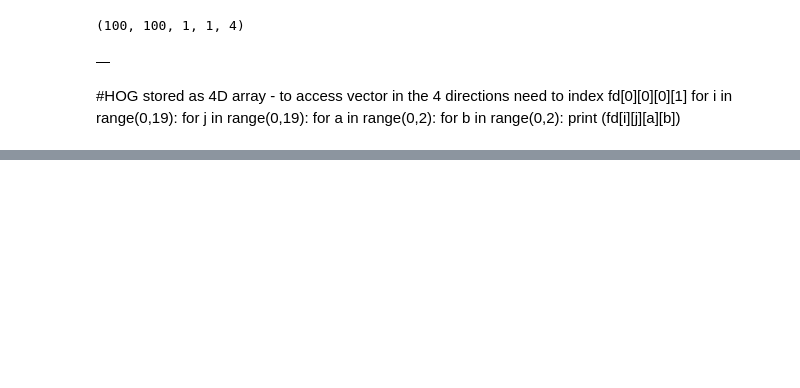
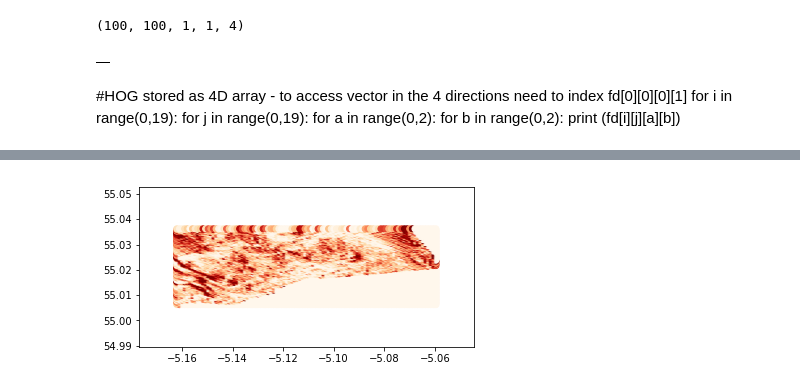
Before and after one commit to emmasulli/DataAccelerator, a Jupyter notebook: HOGprocess.ipynb, the cells around one changed output, grey strips where cells are left out. Cells and saved outputs as stored; diff of their text form; code cells hidden in the pictures; blank space fills up the shorter version.

```diff
--- a/HOGprocess.ipynb
+++ b/HOGprocess.ipynb
@@ -81,3 +100,28 @@ HOG_output.head()
 | 0 | 0 | 2 | 0.000000 | 0.000000 | 0.000000 | 0.000000 |
 | 0 | 0 | 3 | 0.000000 | 0.000000 | 0.000000 | 0.000000 |
 | 0 | 0 | 4 | 0.000000 | 0.000000 | 0.000000 | 0.000000 |
+# %%
+#HOG_output back to geographical
+
+surveyTG = pd.read_csv('..//..//..//Documents//Test_sets//Testing_Sample//HI1509//Scale_25000//Edits//HI1509_MERGE_CORRECTED.csv')
+surveyTG.head()
+
+minx = surveyTG['X'].min()
+maxx = surveyTG['X'].max()
+rangex = maxx-minx
+stepx = rangex/500
+
+miny = surveyTG['Y'].min()
+maxy = surveyTG['Y'].max()
+rangey = maxy-miny
+stepy = rangey/500
+
+stepxhog = stepx *5
+stepyhog = stepy *5
+
+HOG_output['XA'] = minx + (HOG_output['C']*stepxhog)
+HOG_output['XB'] = minx + ((HOG_output['C']+1)*stepxhog)
+HOG_output['YA'] = miny + (HOG_output['R']*stepyhog)
+HOG_output['YB'] = miny + ((HOG_output['R']+1)*stepyhog)
+HOG_output['midX'] = (HOG_output['XA']+HOG_output['XB'])/2
+HOG_output['midY'] =(HOG_output['YA']+HOG_output['YB'])/2
@@ -83,0 +130,16 @@ HOG_output.head()
+# %%
+#plot using geopands
+import geopandas as gpd
+from shapely.geometry import Point
+import io
+import zipfile
+import requests
+
+geometry = [Point(xy) for xy in zip(HOG_output.XA, HOG_output.YA)]
+crs = {'init': 'epsg:4326'}
+HOGgeo = gpd.GeoDataFrame(HOG_output, crs=crs, geometry=geometry)
+# %%
+HOGgeo.plot(column='1',cmap='OrRd')
+plt.show()
+# %% [output]
+[figure, added]
```
Also changed, not shown: parts of 22 cells of this notebook, 25 other files.
